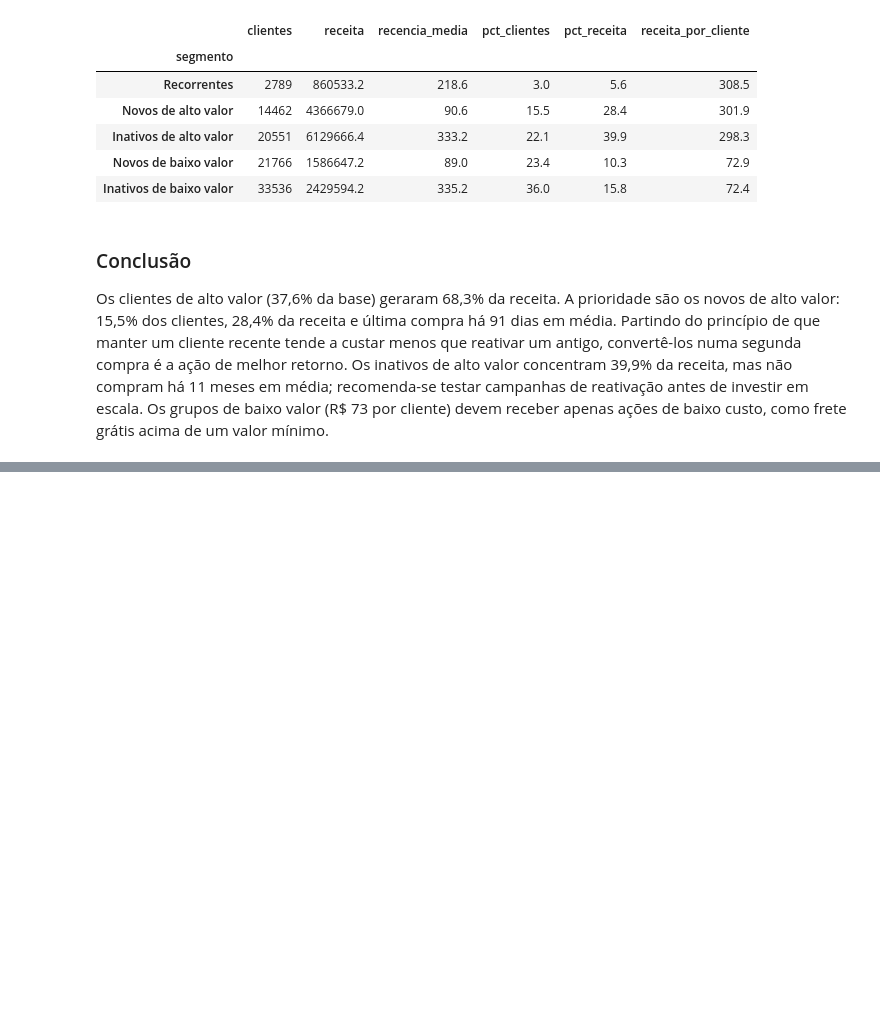
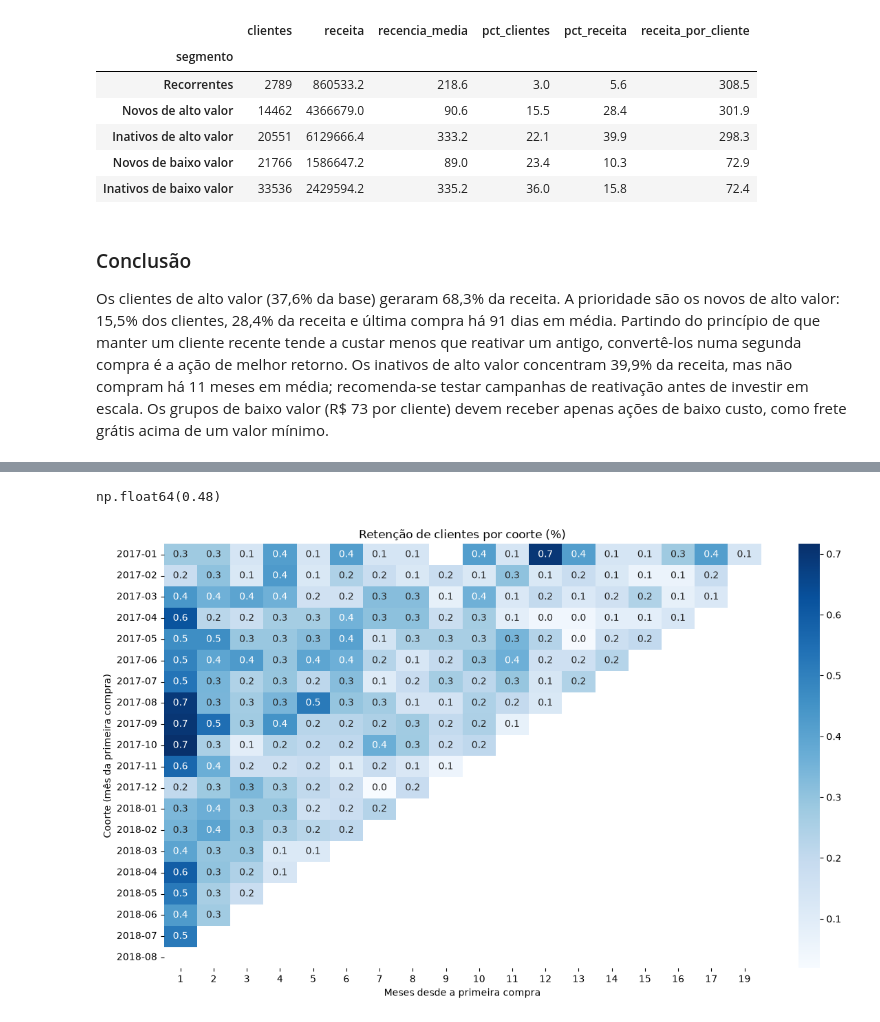
Before and after one commit to reinaldosl/Tech-challenge-POSTECH, a Jupyter notebook: notebooks/pagamentos-clientes.ipynb, the cells around one changed output, grey strips where cells are left out. Saved outputs shown, nothing was run; the diff lists cells and outputs as text; code cells hidden in the pictures; blank space fills up the shorter version.

Commit message:
Coorte: tabela de retenção e heatmap

```diff
--- a/notebooks/pagamentos-clientes.ipynb
+++ b/notebooks/pagamentos-clientes.ipynb
@@ -343,0 +371,7 @@ Os clientes de alto valor (37,6% da base) geraram 68,3% da receita. A prioridade
+# %%
+coorte_base["mes_coorte"] = coorte_base["primeira_compra"].dt.to_period("M")
+# %%
+coorte_base["mes_indice"] = (
+    (coorte_base["order_purchase_timestamp"].dt.year - coorte_base["primeira_compra"].dt.year) * 12
+    + (coorte_base["order_purchase_timestamp"].dt.month - coorte_base["primeira_compra"].dt.month)
+)
@@ -343,0 +393,7 @@ Os clientes de alto valor (37,6% da base) geraram 68,3% da receita. A prioridade
+# %%
+tabela_coorte = coorte_base.pivot_table(
+index="mes_coorte",
+columns="mes_indice",
+values="customer_unique_id",
+aggfunc="nunique"
+)
@@ -343,0 +414,2 @@ Os clientes de alto valor (37,6% da base) geraram 68,3% da receita. A prioridade
+# %%
+retencao = tabela_coorte.divide(tabela_coorte[0], axis=0) * 100
@@ -343,0 +426,13 @@ Os clientes de alto valor (37,6% da base) geraram 68,3% da receita. A prioridade
+# %%
+retencao[1].mean().round(2)
+# %% [output]
+np.float64(0.48)
+# %%
+plt.figure(figsize=(14, 8))
+sns.heatmap(retencao.iloc[:, 1:], annot=True, fmt=".1f", cmap="Blues")
+plt.title("Retenção de clientes por coorte (%)")
+plt.xlabel("Meses desde a primeira compra")
+plt.ylabel("Coorte (mês da primeira compra)")
+plt.show()
+# %% [output]
+[figure, added]
```
Also changed, not shown: parts of 16 cells of this notebook.
